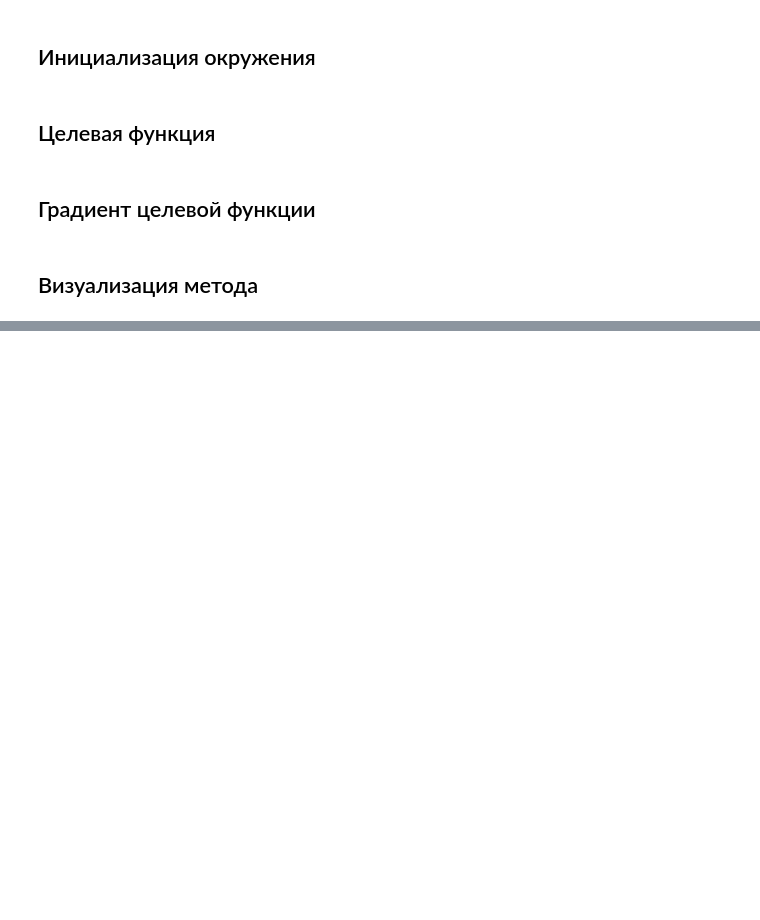
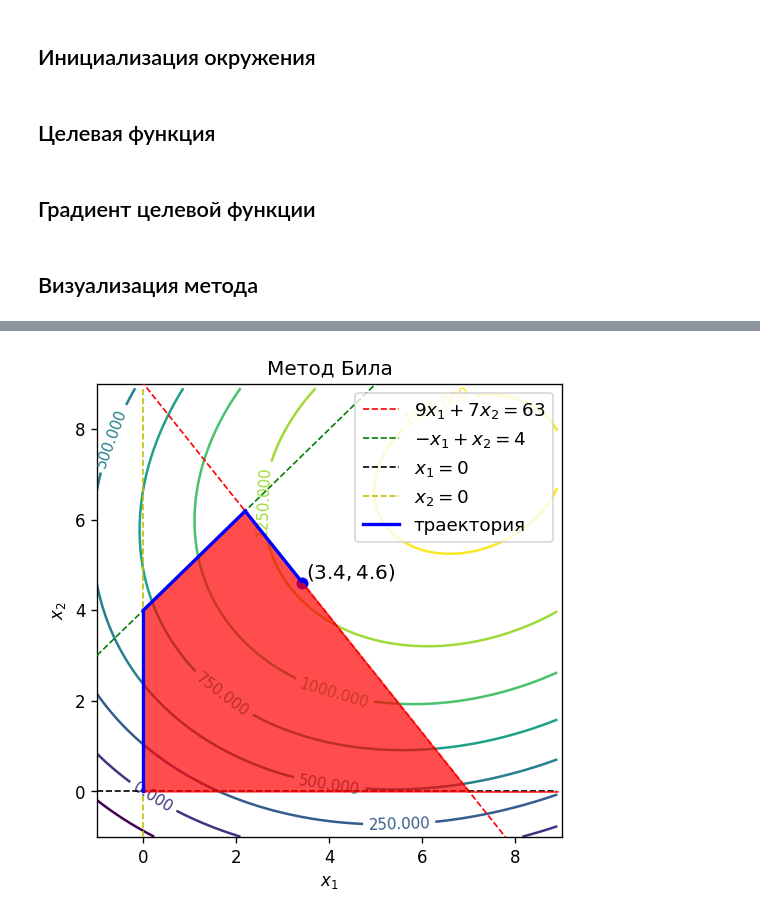
Before and after one commit to lamtev/system-analysis, a Jupyter notebook: et4/py/et4.ipynb, the cells around one changed output, grey strips where cells are left out. Cells and saved outputs as stored; diff of their text form; code cells hidden in the pictures; blank space fills up the shorter version.

```diff
--- a/et4/py/et4.ipynb
+++ b/et4/py/et4.ipynb
@@ -52,0 +97,60 @@ def plot_level_contour(x1s, x2s, name, title):
+# %%
+def g1(x):
+    return (63- 9 * x) / 7
+
+def g2(x):
+    return 4 + x
+
+def g3(x):
+    return x * 0
+
+def g4(x):
+    return 0
+# %%
+X0 = [0, 0]
+X1 = [0, 4]
+X2 = [35/16, 99/16]
+X3 = [3.402, 4.627]
+# %%
+xlim = (-1, 9)
+ylim = (-1, 9)
+delta = 0.1
+x = np.arange(xlim[0], xlim[1], delta)
+y = np.arange(ylim[0], ylim[1], delta)
+X, Y = np.meshgrid(x, y)
+Z = f(X, Y)
+
+matplotlib.rcParams['contour.negative_linestyle'] = 'solid'
+fig = plt.figure(figsize=(5, 5), dpi=120)
+CS = plt.contour(X, Y, Z, 8)
+plt.clabel(CS, fontsize=9, inline=1)
+
+ccl = cycle('rgky')
+plt.plot(x, g1(x), c=next(ccl), linestyle='--', linewidth=1, zorder=5, label='$9x_1 + 7x_2 = 63$')
+plt.plot(x, g2(x), c=next(ccl), linestyle='--', linewidth=1, zorder=5, label='$-x_1 + x_2 = 4$')
+plt.plot(x, g3(x), c=next(ccl), linestyle='--', linewidth=1, zorder=5, label='$x_1 = 0$')
+plt.plot(np.zeros(len(x)), x, c=next(ccl), linestyle='--', linewidth=1, zorder=5, label='$x_2 = 0$')
+
+plt.text(3.5, 4.7, '$(3.4, 4.6)$', fontsize=12)
+plt.scatter(3.4, 4.6, c='b', marker='o', s=50, linewidth=0.1)
+
+l1 = g1(x)
+l2 = g2(x)
+l3 = g3(x)
+l4 = np.clip(np.minimum(l1, l2), 0, 100)
+plt.fill_between(np.clip(x, 0, 100), l3, l4, color='r', alpha=0.7, zorder=10)
+
+plt.plot([X0[0], X1[0]], [X0[1], X1[1]], c='b', linewidth=2, zorder=10, label='траектория')
+plt.plot([X1[0], X2[0]], [X1[1], X2[1]], c='b', linewidth=2, zorder=10)
+plt.plot([X2[0], X3[0]], [X2[1], X3[1]], c='b', linewidth=2, zorder=10)
+
+plt.title('Метод Била')
+plt.xlim(xlim)
+plt.ylim(ylim)
+plt.xlabel('$x_1$')
+plt.ylabel('$x_2$')
+plt.legend(loc=0, frameon=True, fancybox=True, fontsize=11)
+plt.savefig('../report/pics/bil', bbox_inches='tight')
+plt.show()
+# %% [output]
+[figure, added]
```
Also changed, not shown: parts of 20 cells of this notebook, 13 other files.
